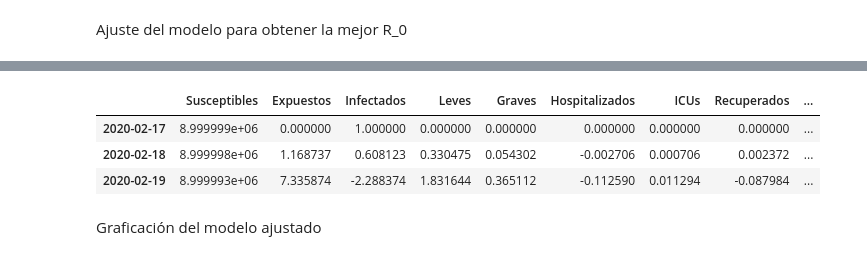
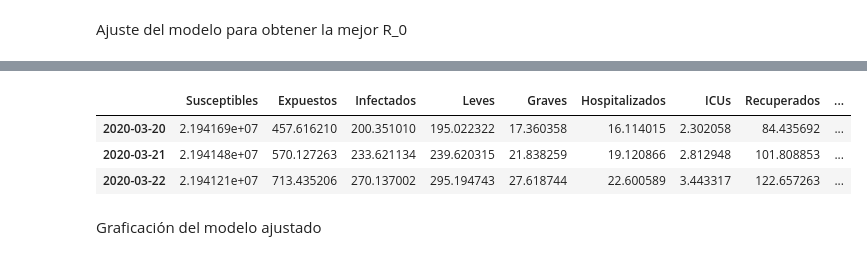
Before and after one commit to irvingfisica/covid_plots, a Jupyter notebook: modelo_CDMX.ipynb, the cells around one changed output, grey strips where cells are left out. Drawn from its saved outputs; the diff is of its cells as text; code cells hidden in the pictures.

```diff
--- a/modelo_CDMX.ipynb
+++ b/modelo_CDMX.ipynb
@@ -176,3 +280,4 @@ casos["Decesos"] = data_cdmx.groupby("FECHA_DEF").size()
 # %%
 casos["Confirmados_acumulados"] = casos["Confirmados"].fillna(0).cumsum()
 casos["Decesos_acumulados"] = casos["Decesos"].fillna(0).cumsum()
+casos["Graves_acumulados"] = casos["Graves"].fillna(0).cumsum()
@@ -204,5 +330,5 @@ Definición de función para evaluar el modelo en función de R_0 y calculando e
 # %%
-def evaluador(R_0, casos, N, dias_prediccion=0,ajustar_decesos=True,regresar_solucion=False):
+def evaluador(R_0, casos, N, dias_prediccion=0,t_pesos=True,pesos_ajuste_CDG=[1,1,1],regresar_solucion=False):
     inicio = casos.index[0]
     n_infected = casos["Confirmados"].fillna(0)[inicio]
     max_days = len(casos) + dias_prediccion
@@ -219,7 +345,7 @@ def evaluador(R_0, casos, N, dias_prediccion=0,ajustar_decesos=True,regresar_sol
     t_icu=1
     t_ricu = 7
     t_m=8
-    p_m=.65
+    p_m=0.65
     p_grave=0.138
     p_icu=0.05
 
@@ -231,18 +357,21 @@ def evaluador(R_0, casos, N, dias_prediccion=0,ajustar_decesos=True,regresar_sol
 
     solucion = pd.DataFrame(sol.y.T*N,columns=labels,index=tiempos)
     solucion["Defunciones"] = np.clip(solucion["Defunciones"],0,np.inf)
+    solucion["Graves"] = np.clip(solucion["Graves"],0,np.inf)
     solucion["Confirmados_acumulados"] = np.clip(solucion[["Infectados","Leves","Graves","Hospitalizados","ICUs","Recuperados","Defunciones"]].sum(axis=1),0,np.inf)
 
-    pesos = pd.Series(1/((casos.index-casos.index[-1]).days*-1+1),index=casos.index)
-    #pesos = pd.Series(1,index=casos.index)
+    if t_pesos:
+        pesos = pd.Series(1/((casos.index-casos.index[-1]).days*-1+1),index=casos.index)
+    else:
+        pesos = pd.Series(1,index=casos.index)
 
     error_confirmados = mean_squared_log_error(casos["Confirmados_acumulados"],solucion["Confirmados_acumulados"][casos.index].fillna(0),pesos)
     error_decesos = mean_squared_log_error(casos["Decesos_acumulados"],solucion["Defunciones"][casos.index].fillna(0),pesos)
+    error_graves = mean_squared_log_error(casos["Graves"].fillna(0),solucion["Graves"][casos.index].fillna(0),pesos)
 
-    if ajustar_decesos:
-        error_final = np.mean([error_confirmados, error_decesos])
-    else:
-        error_final = error_confirmados
+    errores = [error_confirmados,error_decesos,error_graves]
+
+    error_final = np.dot(pesos_ajuste_CDG,errores)/len(errores)
 
     if regresar_solucion:
         return error_final, solucion
@@ -289,6 +425,6 @@ bpl.show(p)
 # %% [markdown]
 Ajuste del modelo para obtener la mejor R_0
 # %%
-ajuste = minimize(evaluador,[2.8],args=(casos_filt,9000000,0,True,False),method='L-BFGS-B')
+ajuste = minimize(evaluador,[2.8],args=(casos_filt,poblacion,0,True,[0,1,1],False),method='L-BFGS-B')
 ajuste
 # %% [output]
@@ -309,5 +445,5 @@ R_f
 # %%
-error, solucion = evaluador(R_f,casos_filt,9000000,0,True,True)
+error, solucion = evaluador(R_f,casos_filt,poblacion,0,True,[0,1,1],True)
 # %%
 error
 # %% [output]
@@ -315,10 +451,10 @@ error
 # %%
-solucion[:3]
+solucion[-3:]
 # %% [output]
 |  | Susceptibles | Expuestos | Infectados | Leves | Graves | Hospitalizados | ICUs | Recuperados | ... |
-| 2020-02-17 | 8.999999e+06 | 0.000000 | 1.000000 | 0.000000 | 0.000000 | 0.000000 | 0.000000 | 0.000000 | ... |
-| 2020-02-18 | 8.999998e+06 | 1.168737 | 0.608123 | 0.330475 | 0.054302 | -0.002706 | 0.000706 | 0.002372 | ... |
-| 2020-02-19 | 8.999993e+06 | 7.335874 | -2.288374 | 1.831644 | 0.365112 | -0.112590 | 0.011294 | -0.087984 | ... |
+| 2020-03-20 | 2.194169e+07 | 457.616210 | 200.351010 | 195.022322 | 17.360358 | 16.114015 | 2.302058 | 84.435692 | ... |
+| 2020-03-21 | 2.194148e+07 | 570.127263 | 233.621134 | 239.620315 | 21.838259 | 19.120866 | 2.812948 | 101.808853 | ... |
+| 2020-03-22 | 2.194121e+07 | 713.435206 | 270.137002 | 295.194743 | 27.618744 | 22.600589 | 3.443317 | 122.657263 | ... |
 # %% [markdown]
 Graficación del modelo ajustado
 # %%
```
Also changed, not shown: parts of 42 cells of this notebook, 9 other files.
